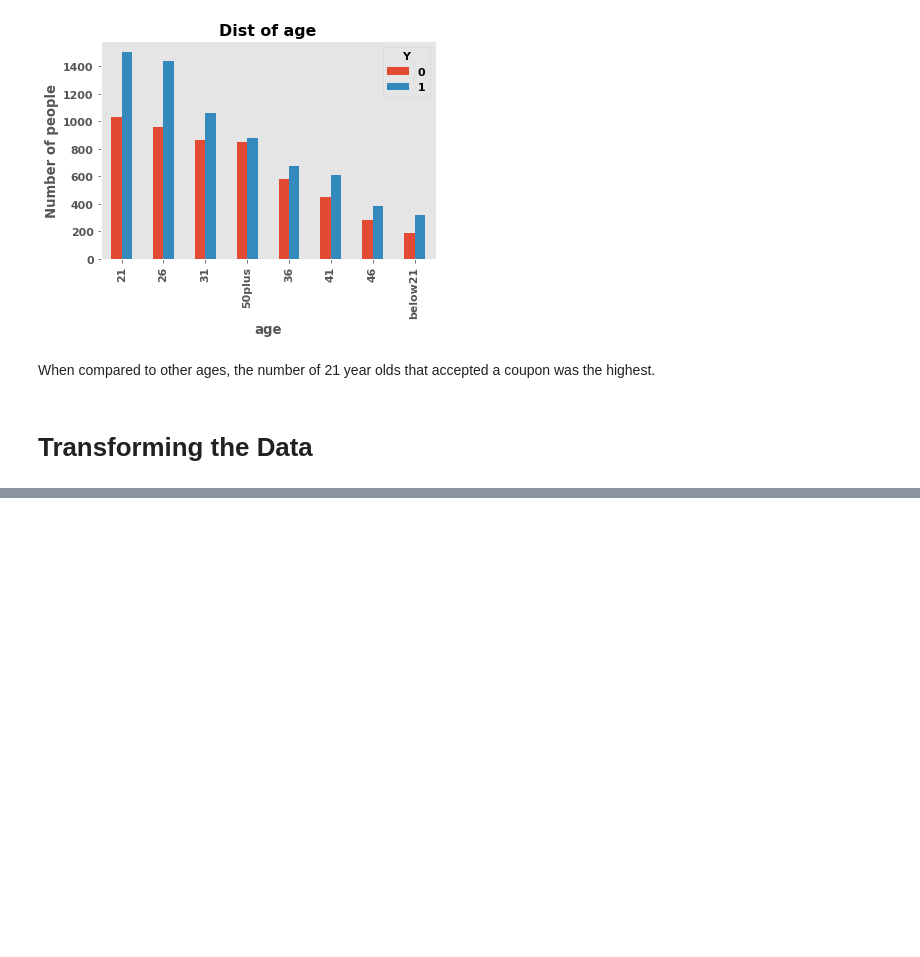
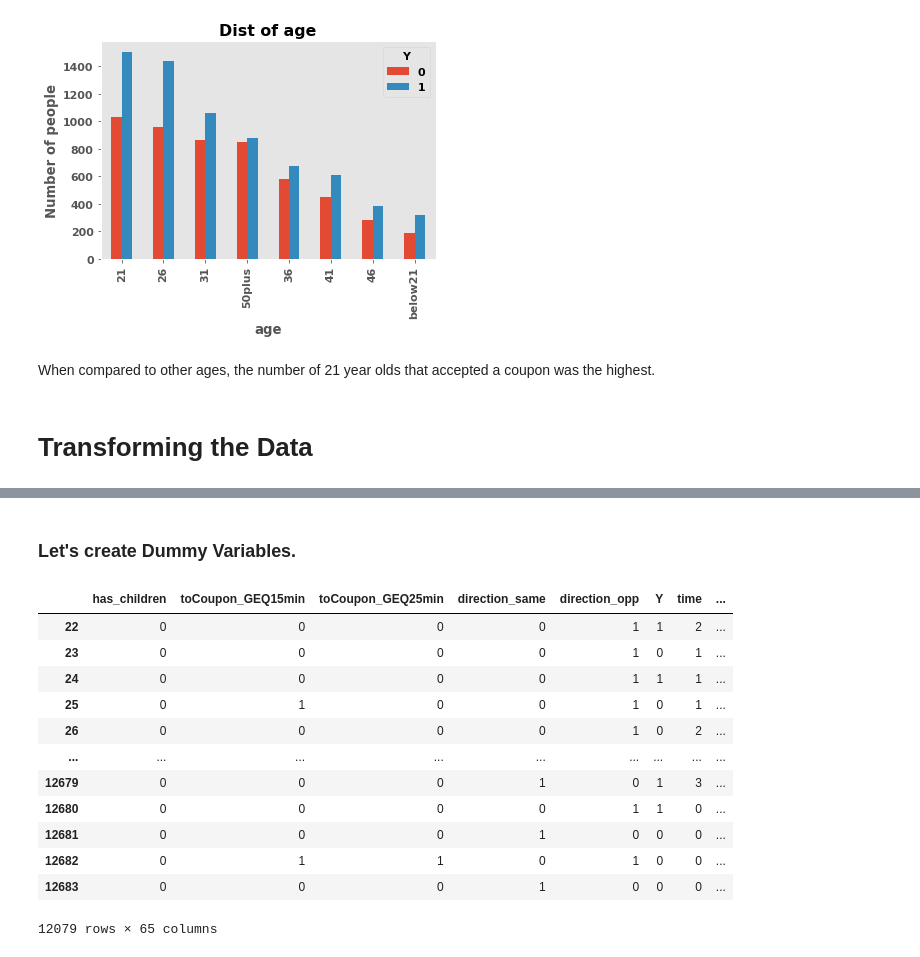
Before and after one commit to Ron256/GroupProjectMachLearning, a Jupyter notebook: GroupProject-in-vehicle-copoun-Recommendation.ipynb, the cells around one changed output, grey strips where cells are left out. Cells and saved outputs as stored; diff of their text form; code cells hidden in the pictures; blank space fills up the shorter version.

```diff
--- a/GroupProject-in-vehicle-copoun-Recommendation.ipynb
+++ b/GroupProject-in-vehicle-copoun-Recommendation.ipynb
@@ -806,0 +819,25 @@ df_ver2.columns
+# %%
+replaceL = ['time', 'age', 'income', 'Restaurant20To50',
+            'RestaurantLessThan20', 'CarryAway', 'CoffeeHouse',
+            'Bar', 'education', 'temperature']
+
+replaceDict = {'timec' : 'time'
+               , 'agec' : 'age'
+               , 'incomec' : 'income'
+               , 'Restaurant20To50c' : 'Restaurant20To50'
+               , 'RestaurantLessThan20c' : 'RestaurantLessThan20'
+               , 'CarryAwayc' : 'CarryAway'
+               , 'CoffeeHousec': 'CoffeeHouse'
+               , 'Barc' : 'Bar'
+               , 'educationc': 'education'
+               , 'temperaturec': 'temperature'}
+
+columnL = df_ver3.columns.to_list()
+for i in range(len(columnL)):
+    if replaceDict.get(columnL[i]) is not None: # look up the transformed columns and get their original names
+        columnL[i] = replaceDict.get(columnL[i]) # replace the derived columns with the original names
+
+# print(columnL)
+
+# rename the columns using a list
+df_ver3.columns = columnL
@@ -806,0 +851,2 @@ df_ver2.columns
+# %%
+df_ver3.drop('toCoupon_GEQ5min', axis = 1, inplace = True)
@@ -807,3 +889,27 @@ df_ver2.columns
+# %% [markdown]
+### Let's create Dummy Variables.
+# %%
+df_ver4 = df_ver3.copy()
+# %%
+df_ver4 = pd.get_dummies(df_ver4, columns = ['destination','passanger','weather','coupon',
+                       'expiration','gender','maritalStatus',
+                       'occupation'])
+# %%
+df_ver4
+# %% [output]
+|  | has_children | toCoupon_GEQ15min | toCoupon_GEQ25min | direction_same | direction_opp | Y | time | ... |
+| 22 | 0 | 0 | 0 | 0 | 1 | 1 | 2 | ... |
+| 23 | 0 | 0 | 0 | 0 | 1 | 0 | 1 | ... |
+| 24 | 0 | 0 | 0 | 0 | 1 | 1 | 1 | ... |
+| 25 | 0 | 1 | 0 | 0 | 1 | 0 | 1 | ... |
+| 26 | 0 | 0 | 0 | 0 | 1 | 0 | 2 | ... |
+| ... | ... | ... | ... | ... | ... | ... | ... | ... |
+| 12679 | 0 | 0 | 0 | 1 | 0 | 1 | 3 | ... |
+| 12680 | 0 | 0 | 0 | 0 | 1 | 1 | 0 | ... |
+| 12681 | 0 | 0 | 0 | 1 | 0 | 0 | 0 | ... |
+| 12682 | 0 | 1 | 1 | 0 | 1 | 0 | 0 | ... |
+| 12683 | 0 | 0 | 0 | 1 | 0 | 0 | 0 | ... |
+12079 rows × 65 columns
 # %%
 #### Feature Extraction
 
```
Also changed, not shown: parts of 38 cells of this notebook.
